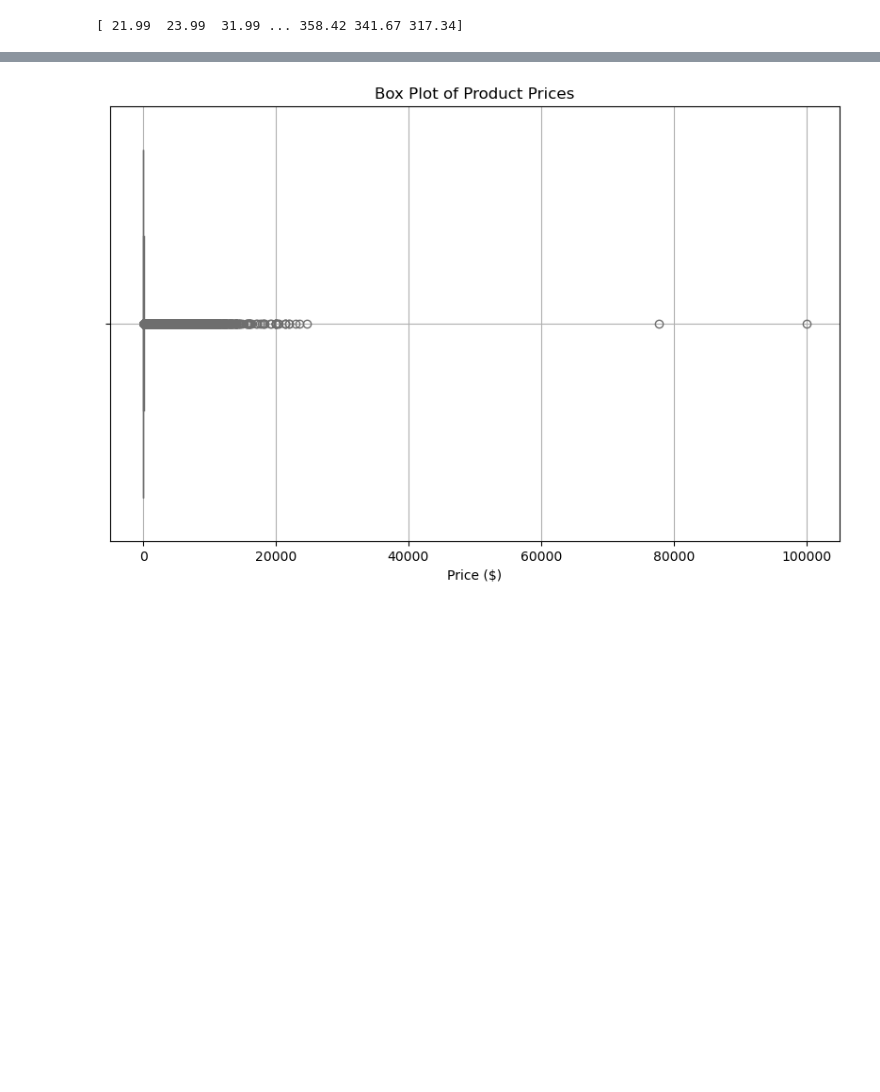
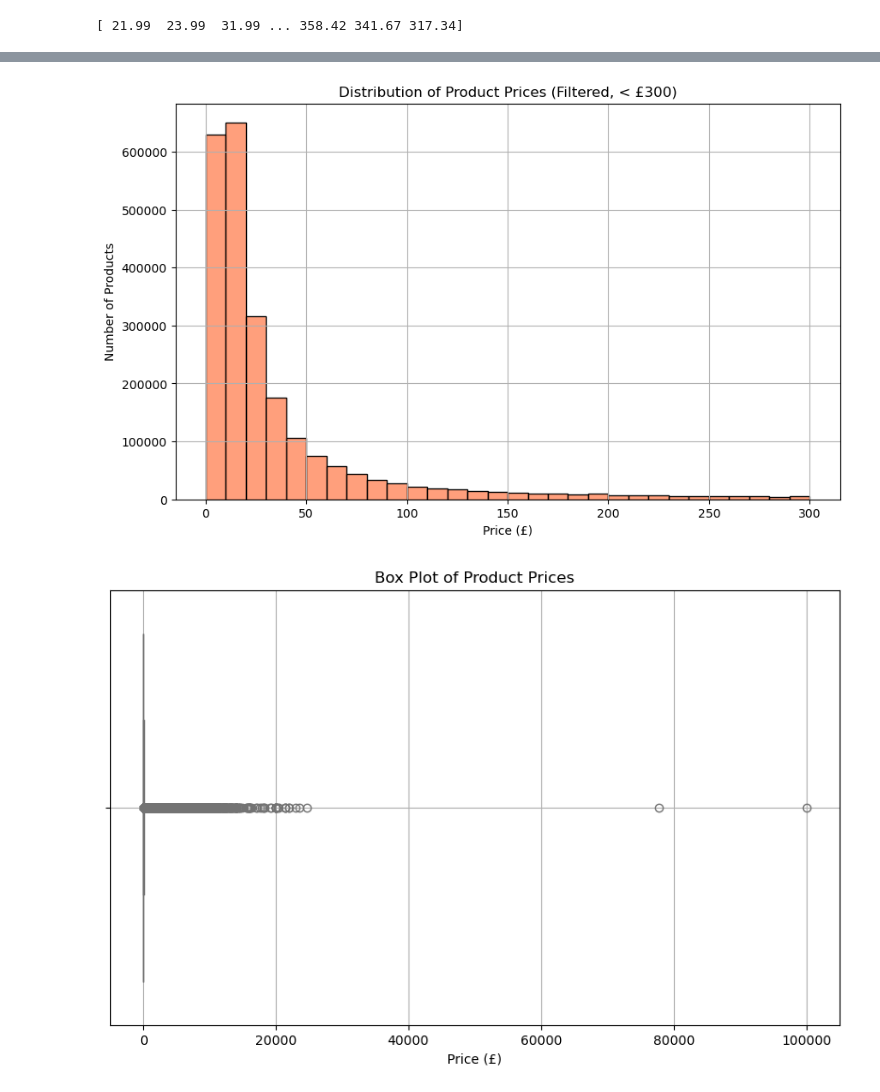
Before and after one commit to data-bootcamp-v4/lab-eda-univariate, a Jupyter notebook: lab-eda-univariate.ipynb, the cells around one changed output, grey strips where cells are left out. Cells and saved outputs as stored; diff of their text form; code cells hidden in the pictures; blank space fills up the shorter version.

```diff
--- a/lab-eda-univariate.ipynb
+++ b/lab-eda-univariate.ipynb
@@ -189,5 +190,16 @@ plt.show()
 # %%
 # histogram for products below £300
+price_filtered = df[df['price'] < 300]
+
+plt.figure(figsize=(10, 6))
+sns.histplot(price_filtered['price'], bins=30, kde=False, color='coral', edgecolor='black')
+plt.title('Distribution of Product Prices (Filtered, < £300)')
+plt.xlabel('Price (£)')
+plt.ylabel('Number of Products')
+plt.grid(True)
+plt.show()
+# %% [output]
+[figure, added]
 # %%
 # box plot to showcase the spread and potential outliers in product pricing.
 
```
Also changed, not shown: parts of 5 cells of this notebook.
